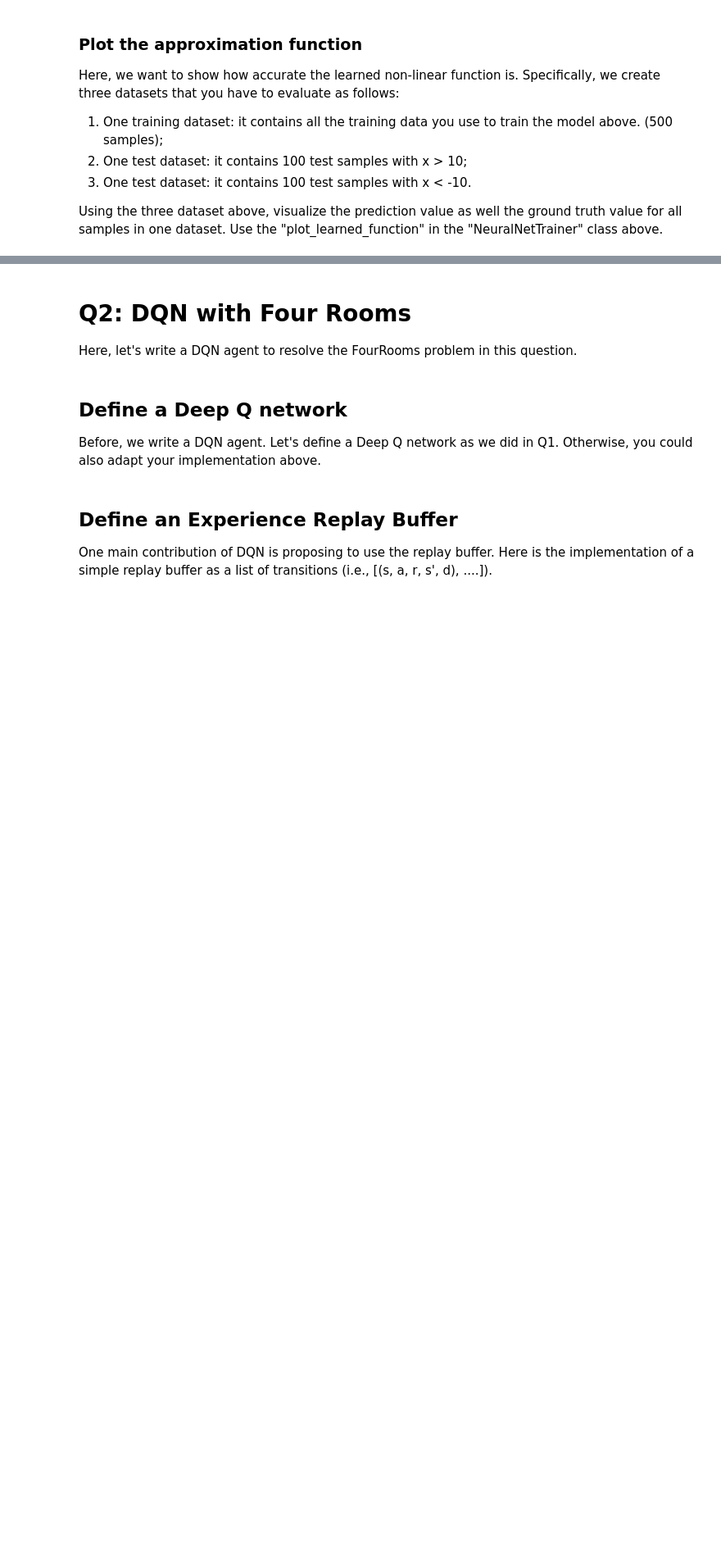
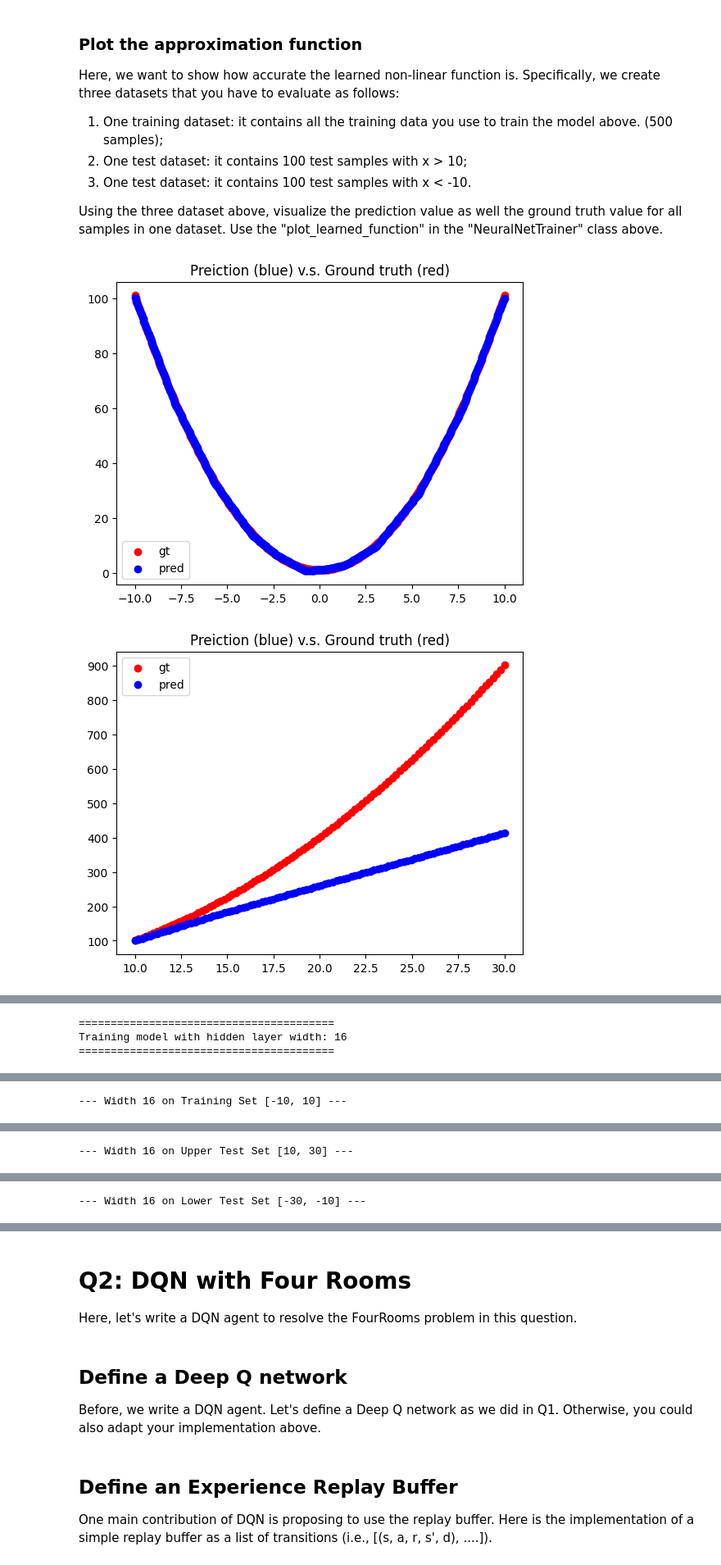
Before and after one commit to Teoman21/CS5180, a Jupyter notebook: hw7/ex7_26spring.ipynb, the cells around one changed output, grey strips where cells are left out. Shown at 82% size. Cells and saved outputs as stored; diff of their text form; code cells hidden in the pictures; blank space fills up the shorter version.

```diff
--- a/hw7/ex7_26spring.ipynb
+++ b/hw7/ex7_26spring.ipynb
@@ -72,13 +72,16 @@ def create_dataset(num, start_val, env_val):
     def nonlinear_function(val):
         """ CODE HERE: non-linear function: 1 + val ^ 2
         """
-        return None
+
+        return 1 + val ** 2
 
     """ CODE HERE:
         - create "num" even values between start_val and end_val using numpy.linspace
         - create the dataset, which is a list of training tuples. e.g. (x, y)
     """
-    dataset = []
+
+    x_vals = np.linspace(start_val, env_val, num)
+    dataset = [(x, nonlinear_function(x)) for x in x_vals]
 
     return dataset
 # %% [markdown]
@@ -198,9 +201,10 @@ class NeuralNetTrainer(object):
                 - MSE loss
         """
         # Define the Adam optimizer with specified leaarning rate and weight decay in "params"
+        self.optimizer = torch.optim.Adam(self.model.parameters(), lr=params.get('learning_rate', 1e-3), weight_decay=params.get('weight_decay', 0))
 
         # We use a simple Mean Square Error (MSE) loss.
-
+        self.criterion = torch.nn.MSELoss()
         # Save the training parameters
         self.params = params
 
@@ -226,11 +230,14 @@ class NeuralNetTrainer(object):
                 - Sample a batch of training data
         """
         # Sample a batch data from the original dataset
+        batch_data = dataset[:batch_size]
 
         """ CODE HERE:
                 - Split the data into x list and y list
         """
         # Split the x and y in the sampled data
+        input_data = [item[0] for item in batch_data]
+        output_data = [item[1] for item in batch_data]
 
         # Convert the input and output into tensor.
         input_tensor = torch.tensor(input_data, dtype=torch.float32).to(self.device).view(-1, 1)
@@ -260,12 +267,14 @@ class NeuralNetTrainer(object):
                         - Perform a forward propagation
                 """
                 # Forward propagation
+                pred_y_tensor = self.model(x_tensor)
 
 
                 """ COER HERE:
                         - Compute the loss after the forward propagation
                 """
                 # Compute the MSE loss value
+                loss = self.criterion(pred_y_tensor, gt_y_tensor)
 
                 # Save the loss for plotting
                 training_loss.append(loss.item())
@@ -274,6 +283,9 @@ class NeuralNetTrainer(object):
                         - Complete the backpropagation
                 """
                 # Perform one step back propagation
+                self.optimizer.zero_grad()
+                loss.backward()
+                self.optimizer.step() #update parameters
 
             # Set the value to tqdm bar
             ep_bar.set_description(f"Loss = {loss.item()}")
@@ -339,18 +353,49 @@ Using the three dataset above, visualize the prediction value as well the ground
 # %%
 # training dataset to evaluate
 train_dataset = create_dataset(500, -10, 10)
 
 # test set 1: one test dataset contains samples with 10 < x < 30
 upper_test_dataset = create_dataset(100, 10, 30)
 
 # test set 2: one test dataset contains samples with -30 < x < -10
 lower_test_dataset = create_dataset(100, -30, -10)
 
 # Plot your results for all samples in the training set
 my_trainer.plot_learned_function(train_dataset)
 
 # Plot your results for all samples in test set 1
 my_trainer.plot_learned_function(upper_test_dataset)
 
 # Plot your results for all samples in test set 2
 my_trainer.plot_learned_function(lower_test_dataset)
+
+
+# Q1d Test and plot model with layers of 16, 64, and 128
+widths = [16, 64, 128]
+
+for w in widths:
+    print(f"\n{'='*40}")
+    print(f"Training model with hidden layer width: {w}")
+    print(f"{'='*40}")
+
+    # 1. Create a new network with the required width
+    test_network = NeuralNet(num_hidden_layer=2, dim_hidden_layer=w)
+
+    # 2. Re-initialize the trainer
+    test_trainer = NeuralNetTrainer(dataset=train_dataset, network_model=test_network, params=train_params)
+
+    # 3. Train the new model
+    test_trainer.run()
+
+    # 4. Plot the results for all three datasets
+    print(f"--- Width {w} on Training Set [-10, 10] ---")
+    test_trainer.plot_learned_function(train_dataset)
+
+    print(f"--- Width {w} on Upper Test Set [10, 30] ---")
+    test_trainer.plot_learned_function(upper_test_dataset)
+
+    print(f"--- Width {w} on Lower Test Set [-30, -10] ---")
+    test_trainer.plot_learned_function(lower_test_dataset)
+# %% [output]
+[figure, added]
+[figure, added]
@@ -356,0 +403,3 @@ my_trainer.plot_learned_function(lower_test_dataset)
+========================================
+Training model with hidden layer width: 16
+========================================
@@ -356,0 +407 @@ my_trainer.plot_learned_function(lower_test_dataset)
+--- Width 16 on Training Set [-10, 10] ---
@@ -356,0 +409 @@ my_trainer.plot_learned_function(lower_test_dataset)
+--- Width 16 on Upper Test Set [10, 30] ---
@@ -356,0 +411 @@ my_trainer.plot_learned_function(lower_test_dataset)
+--- Width 16 on Lower Test Set [-30, -10] ---
```
Also changed, not shown: parts of 32 cells of this notebook, 3 other files.
